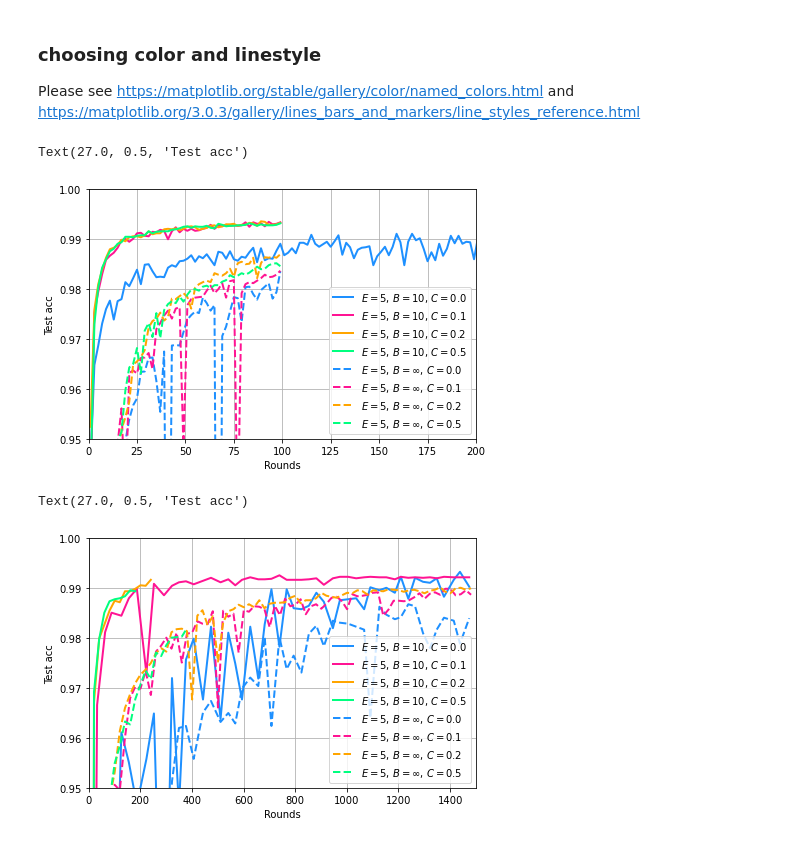
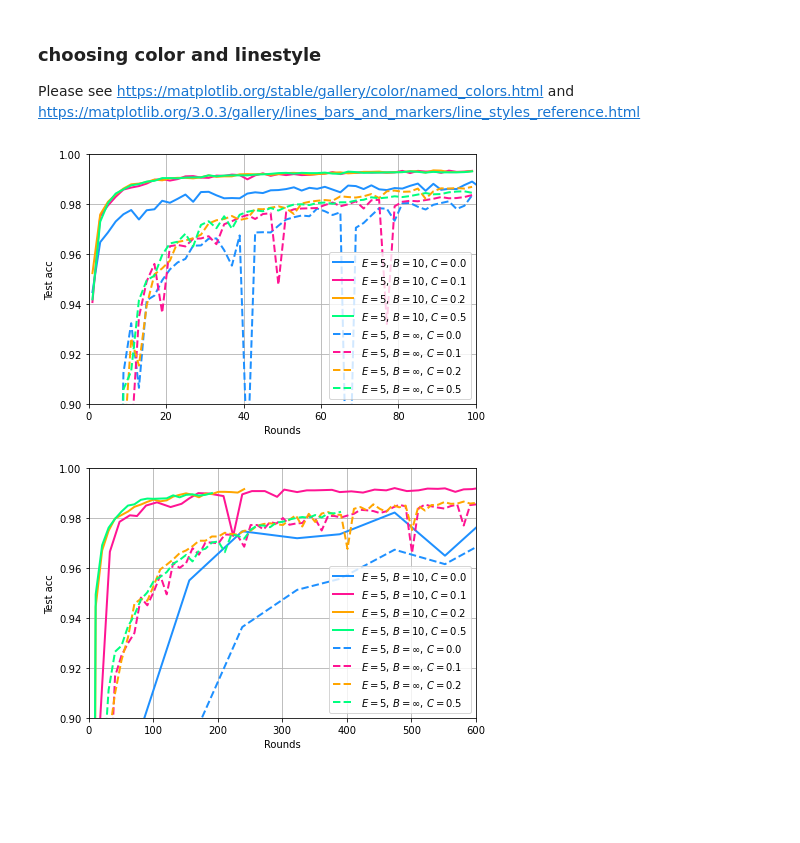
Before and after one commit to ywang037/Federated-Learning-PyTorch, a Jupyter notebook: helper-plot-csv-exp-1.ipynb, the cells around one changed output. Saved outputs shown, nothing was run; the diff lists cells and outputs as text; code cells hidden in the pictures; blank space fills up the shorter version.

Commit message:
Update notebook for drawing figures

```diff
--- a/helper-plot-csv-exp-1.ipynb
+++ b/helper-plot-csv-exp-1.ipynb
@@ -61,31 +61,33 @@ for i, data in enumerate(df_1):
     plt.legend(loc='lower right')
 plt.grid()
 plt.tight_layout()
-plt.xlim(0,200)
-plt.ylim(0.95,1.0)
+plt.xlim(0,100)
+plt.ylim(0.90,1.0)
 plt.xlabel('Rounds')
 plt.ylabel('Test acc')
-# plt.savefig('save\\figures-mnist\\fedavg-exp-2-iid.png')
+# plt.savefig('save\\figures-mnist\\fedavg-exp-1-iid.png')
 # %% [output]
-Text(27.0, 0.5, 'Test acc')
-[figure, old version]
+[figure, new version]
 # %%
 # plot the first figure for experiment 1 with non-iid data
-step_2=20
+# step_2=20
 plt.figure()
 for i, data in enumerate(df_2):
+    if i == 0 or i == 4:
+        step_2=50
+    else:
+        step_2=10
     x = [dx for j, dx in enumerate(data['Step'].tolist()) if j % step_2 == 0]
     y = [dy for j, dy in enumerate(data['Value'].tolist()) if j % step_2 == 0]
     plt.plot(x,y,label=run_labels[i], linestyle=run_linestyles[i], color=run_colors[i],linewidth=2)
 #     plt.plot(x,y,label=run_labels[i],linewidth=2)
     plt.legend(loc='lower right')
 plt.grid()
 plt.tight_layout()
-plt.xlim(0,1500)
-plt.ylim(0.95,1.0)
+plt.xlim(0,600)
+plt.ylim(0.9,1.0)
 plt.xlabel('Rounds')
 plt.ylabel('Test acc')
-# plt.savefig('save\\figures-mnist\\fedavg-exp-2-non-iid.png')
+# plt.savefig('save\\figures-mnist\\fedavg-exp-1-non-iid.png')
 # %% [output]
-Text(27.0, 0.5, 'Test acc')
-[figure, old version]
+[figure, new version]
```
Also changed, not shown: parts of 2 cells of this notebook, 2 other files.
